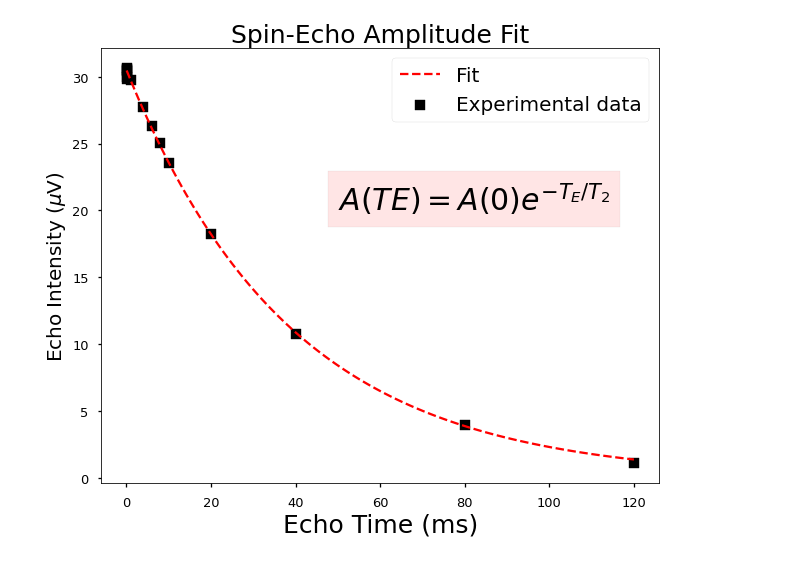
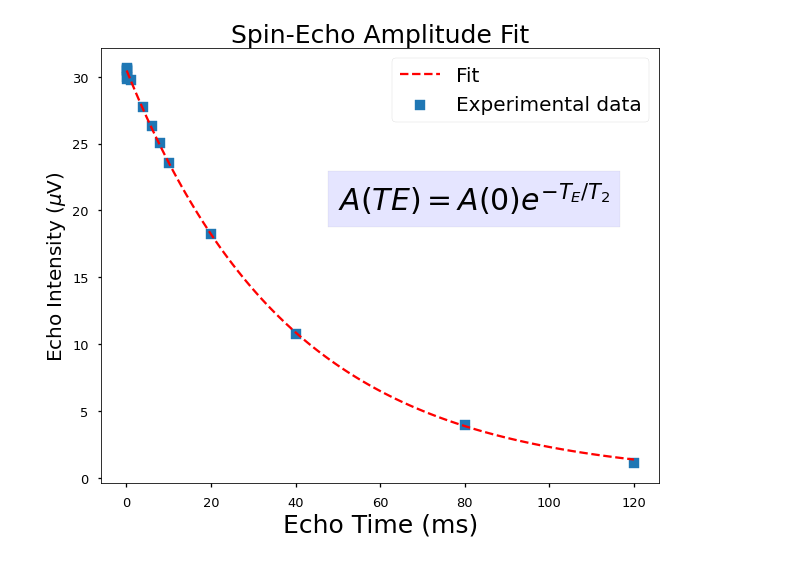
Before and after one commit to giuseppefilitto/PNM, a Jupyter notebook: T2_fit.ipynb, the cells around one changed output. Drawn from its saved outputs; the diff is of its cells as text; code cells hidden in the pictures.

```diff
--- a/T2_fit.ipynb
+++ b/T2_fit.ipynb
@@ -21,18 +21,18 @@ y_line = fit_func(x_line, *popt)
 # %%
 plt.style.use('seaborn-talk')
 
 fig, ax = plt.subplots(1, 1, figsize=(10,8))
 
 
-ax.scatter(TE, A_TE, marker='s', color='k', label = "Experimental data")
-ax.plot(x_line, y_line, '--', color='red', label="Fit")
+ax.scatter(TE, A_TE, marker='s', label = "Experimental data")
+ax.plot(x_line, y_line, '--', color='r', label="Fit")
 ax.legend(loc="best", fontsize=20)
 ax.set_ylabel("Echo Intensity ($\mu$V)", fontsize=20)
 ax.set_xlabel("Echo Time (ms)", fontsize=25)
 ax.set_title("Spin-Echo Amplitude Fit", fontsize=25)
 
 ax.text(50, 20, '$A(TE) = A(0)e^{- T_{E}/T_{2}}$', style='italic', fontsize=30,
-        bbox={'facecolor': 'red', 'alpha': 0.1, 'pad': 10})
+        bbox={'facecolor': 'blue', 'alpha': 0.1, 'pad': 10})
 fig.savefig("plots/Echo_Fit_test")
 # %% [output]
-[figure, old version]
+[figure, new version]
```
Also changed, not shown: parts of 1 cell of this notebook, 1 other file.
